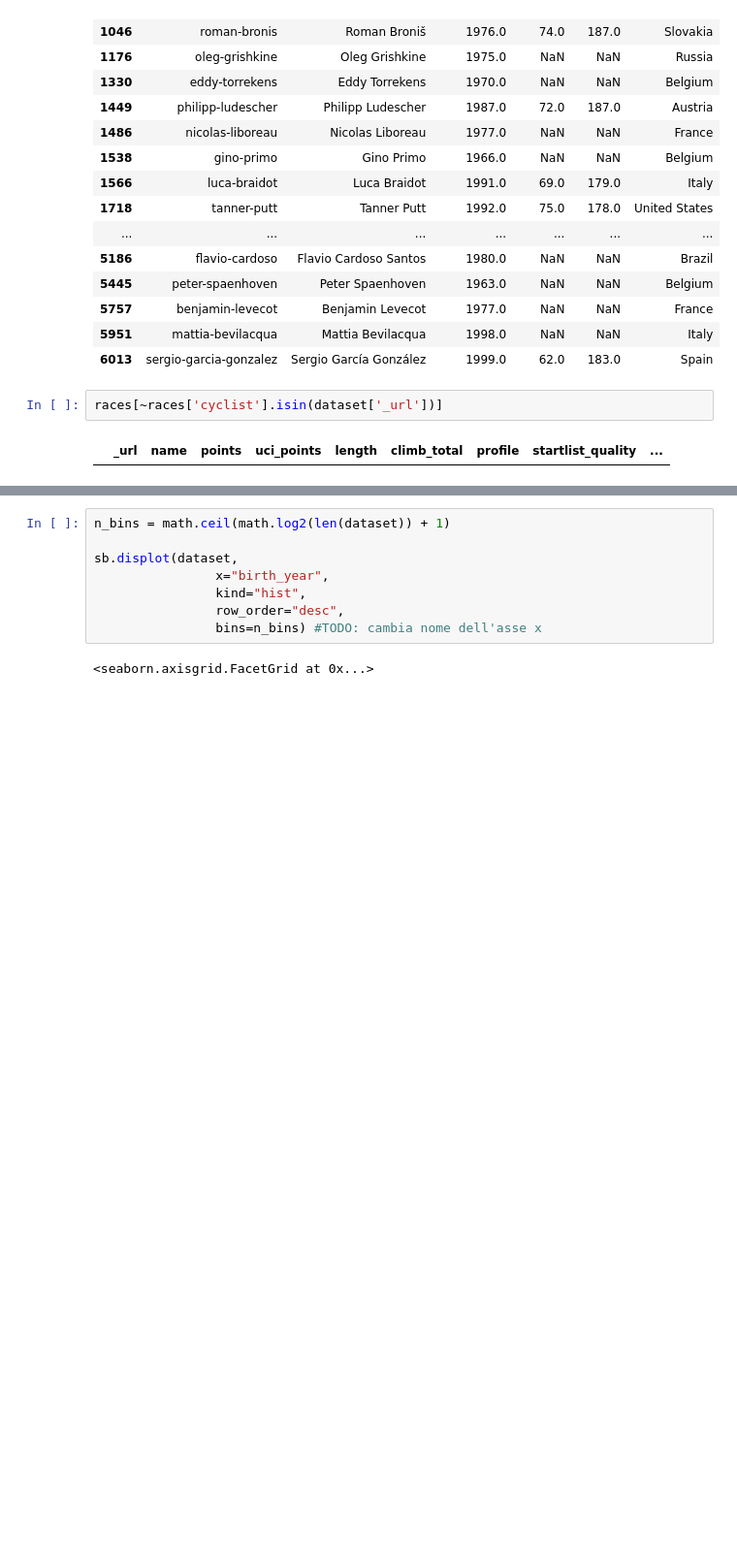
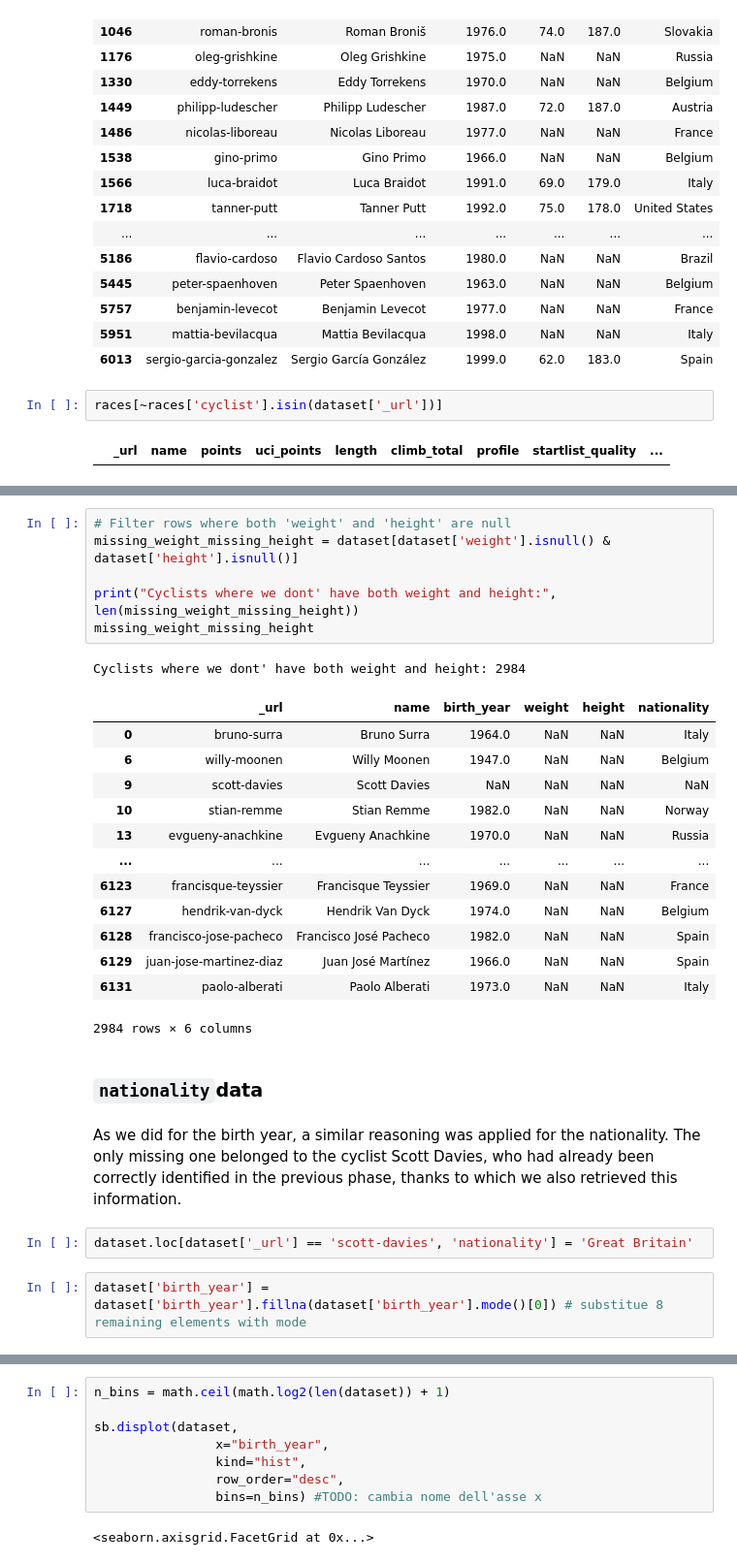
Before and after one commit to JacopoRaffi/DM_Project, a Jupyter notebook: TASK1/cyclists_understanding.ipynb, the cells around one changed output, grey strips where cells are left out. Shown at 97% size. Cells and saved outputs as stored; diff of their text form; blank space fills up the shorter version.

```diff
--- a/TASK1/cyclists_understanding.ipynb
+++ b/TASK1/cyclists_understanding.ipynb
@@ -127,0 +194,29 @@ In questa sezione studiamo il bilanciamento e la rappresentazione dei vari attri
+# %%
+# Filter rows where both 'weight' and 'height' are null
+missing_weight_missing_height = dataset[dataset['weight'].isnull() & dataset['height'].isnull()]
+
+print("Cyclists where we dont' have both weight and height:", len(missing_weight_missing_height))
+missing_weight_missing_height
+# %% [output]
+Cyclists where we dont' have both weight and height: 2984
+|  | _url | name | birth_year | weight | height | nationality |
+| 0 | bruno-surra | Bruno Surra | 1964.0 | NaN | NaN | Italy |
+| 6 | willy-moonen | Willy Moonen | 1947.0 | NaN | NaN | Belgium |
+| 9 | scott-davies | Scott Davies | NaN | NaN | NaN | NaN |
+| 10 | stian-remme | Stian Remme | 1982.0 | NaN | NaN | Norway |
+| 13 | evgueny-anachkine | Evgueny Anachkine | 1970.0 | NaN | NaN | Russia |
+| ... | ... | ... | ... | ... | ... | ... |
+| 6123 | francisque-teyssier | Francisque Teyssier | 1969.0 | NaN | NaN | France |
+| 6127 | hendrik-van-dyck | Hendrik Van Dyck | 1974.0 | NaN | NaN | Belgium |
+| 6128 | francisco-jose-pacheco | Francisco José Pacheco | 1982.0 | NaN | NaN | Spain |
+| 6129 | juan-jose-martinez-diaz | Juan José Martínez | 1966.0 | NaN | NaN | Spain |
+| 6131 | paolo-alberati | Paolo Alberati | 1973.0 | NaN | NaN | Italy |
+2984 rows × 6 columns
+# %% [markdown]
+### `nationality`data
+# %% [markdown]
+As we did for the birth year, a similar reasoning was applied for the nationality. The only missing one belonged to the cyclist Scott Davies, who had already been correctly identified in the previous phase, thanks to which we also retrieved this information.
+# %%
+dataset.loc[dataset['_url'] == 'scott-davies', 'nationality'] = 'Great Britain'
+# %%
+dataset['birth_year'] = dataset['birth_year'].fillna(dataset['birth_year'].mode()[0]) # substitue 8 remaining elements with mode
```
Also changed, not shown: parts of 71 cells of this notebook, 2 other files.
